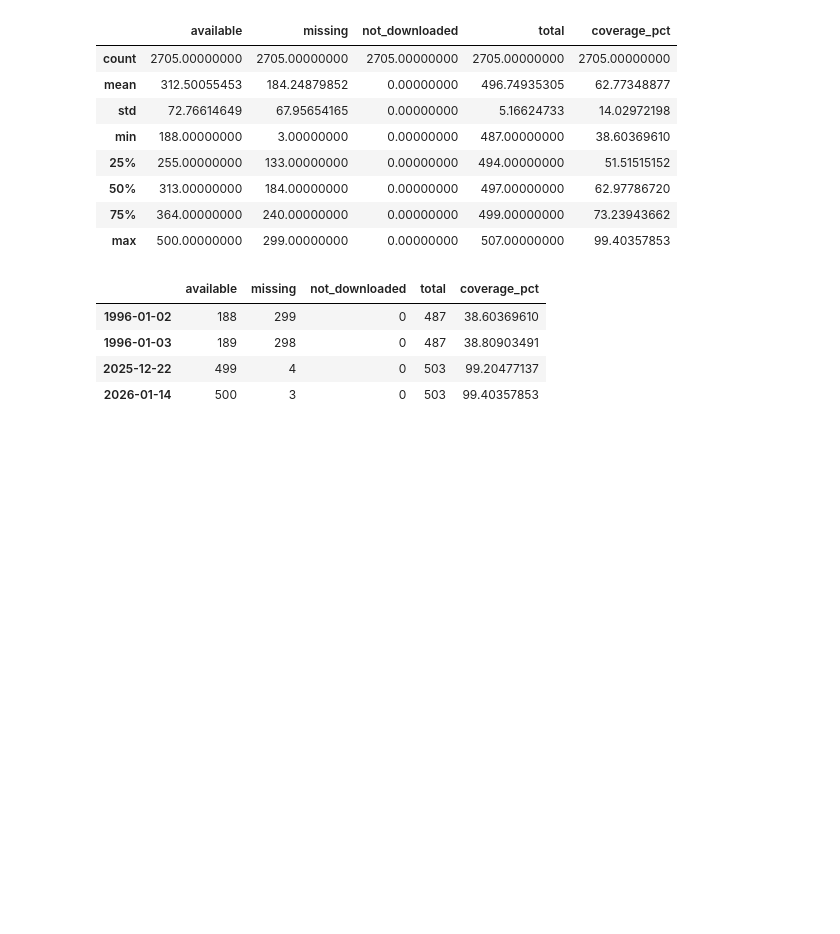
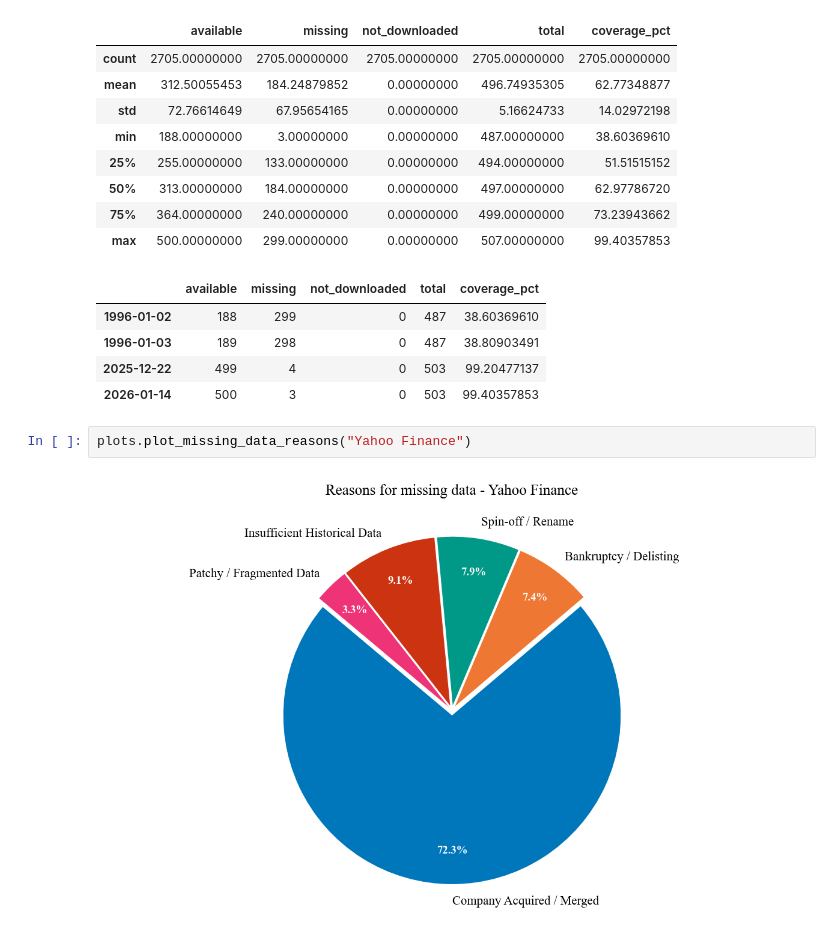
Before and after one commit to MichaelL200/data-driven-stock-portfolio-selection, a Jupyter notebook: notebooks/02b_data_stocks_yf.ipynb, the cells around one changed output. Saved outputs shown, nothing was run; the diff lists cells and outputs as text; blank space fills up the shorter version.

Commit message:
docs(plots): add missing data reasons. Closes #22
- Add missing data reasons plots to plots.py and use it in the notebooks (02b, 02c)
- Add missing data reasons summaries to the report

```diff
--- a/notebooks/02b_data_stocks_yf.ipynb
+++ b/notebooks/02b_data_stocks_yf.ipynb
@@ -605,3 +605,7 @@ None
 | 1996-01-03 | 189 | 298 | 0 | 487 | 38.80903491 |
 | 2025-12-22 | 499 | 4 | 0 | 503 | 99.20477137 |
 | 2026-01-14 | 500 | 3 | 0 | 503 | 99.40357853 |
+# %%
+plots.plot_missing_data_reasons("Yahoo Finance")
+# %% [output]
+[figure, added]
```
Also changed, not shown: 3 other files.
